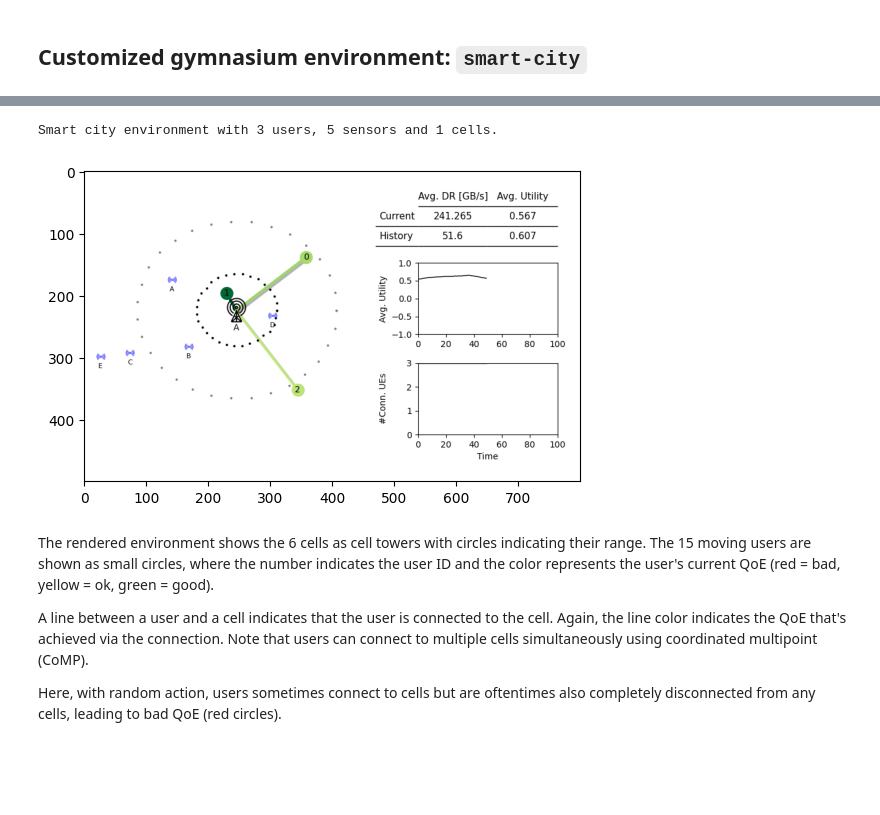
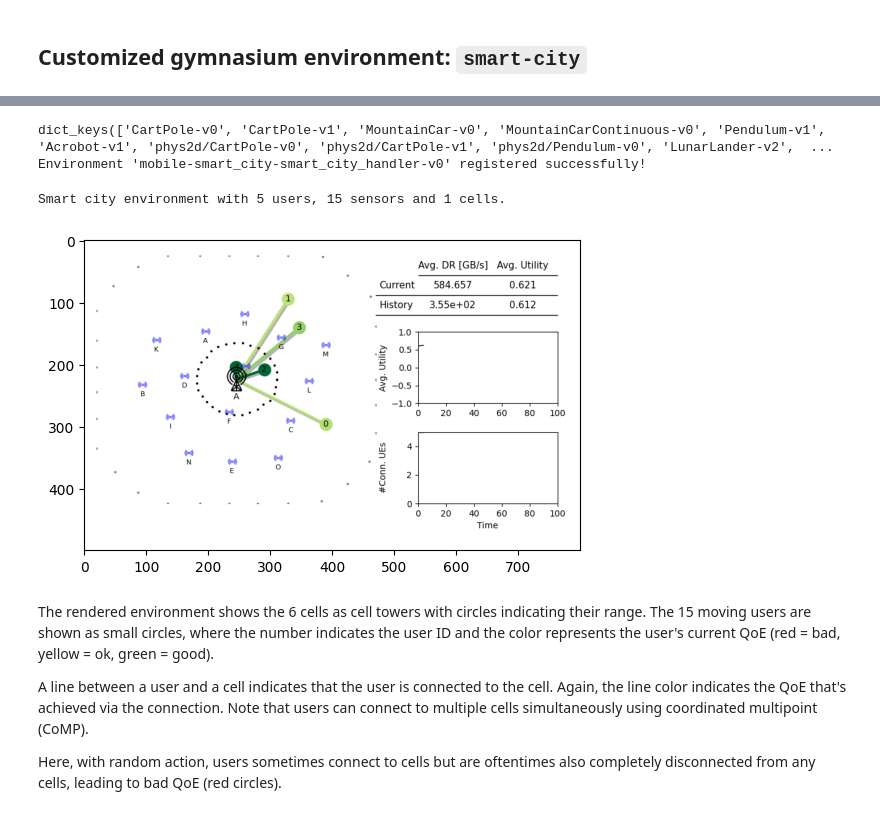
Before and after one commit to stefanbschneider/mobile-env, a Jupyter notebook: examples/smart_city.ipynb, the cells around one changed output, grey strips where cells are left out. Drawn from its saved outputs; the diff is of its cells as text; code cells hidden in the pictures; blank space fills up the shorter version.

Commit message:
new handler added

```diff
--- a/examples/smart_city.ipynb
+++ b/examples/smart_city.ipynb
@@ -33,28 +42,43 @@ MComSmartCity.default_config()
+# %%
+import gymnasium as gym
+
+# List all registered environments
+env_specs = gym.envs.registry.keys()
+print(env_specs)
+
+# Verify your specific environment is listed
+assert 'mobile-smart_city-smart_city_handler-v0' in env_specs, "Environment not registered correctly"
+print("Environment 'mobile-smart_city-smart_city_handler-v0' registered successfully!")
+# %% [output]
+dict_keys(['CartPole-v0', 'CartPole-v1', 'MountainCar-v0', 'MountainCarContinuous-v0', 'Pendulum-v1', 'Acrobot-v1', 'phys2d/CartPole-v0', 'phys2d/CartPole-v1', 'phys2d/Pendulum-v0', 'LunarLander-v2',  ...
+Environment 'mobile-smart_city-smart_city_handler-v0' registered successfully!
 # %%
 # create a small mobile environment for a single, centralized control agent
 # pass rgb_array as render mode so the env can be rendered inside the notebook
-env = gymnasium.make("mobile-smart_city-central-v0", render_mode="rgb_array")
+env = gymnasium.make("mobile-smart_city-smart_city_handler-v0", render_mode="rgb_array")
 
 print(f"\nSmart city environment with {env.NUM_USERS} users, {env.NUM_SENSORS} sensors and {env.NUM_STATIONS} cells.")
 # %% [output]
-Smart city environment with 3 users, 5 sensors and 1 cells.
+Smart city environment with 5 users, 15 sensors and 1 cells.
 # %%
 from IPython import display
+import logging
 
 # run the simulation for 10 time steps
 done = False
 obs, info = env.reset()
-for _ in range(50):
+for _ in range(5):
     # here, use random dummy actions by sampling from the action space
     dummy_action = env.action_space.sample()
+    logging.warn(f"Sampled action: {dummy_action}")
     obs, reward, terminated, truncated, info = env.step(dummy_action)
 
     # render the environment
     plt.imshow(env.render())
     display.display(plt.gcf())
     display.clear_output(wait=True)
 # %% [output]
-[figure, old version]
+[figure, new version]
 # %% [markdown]
 The rendered environment shows the 6 cells as cell towers with circles indicating their range.
 The 15 moving users are shown as small circles, where the number indicates the user ID and
```
Also changed, not shown: parts of 6 cells of this notebook, 12 other files.
